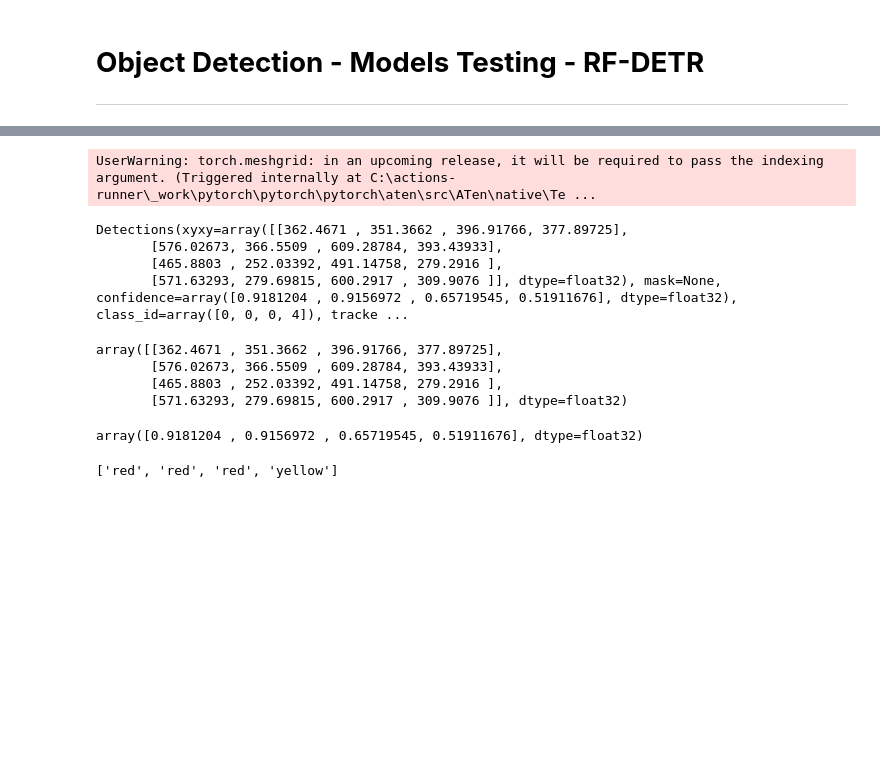
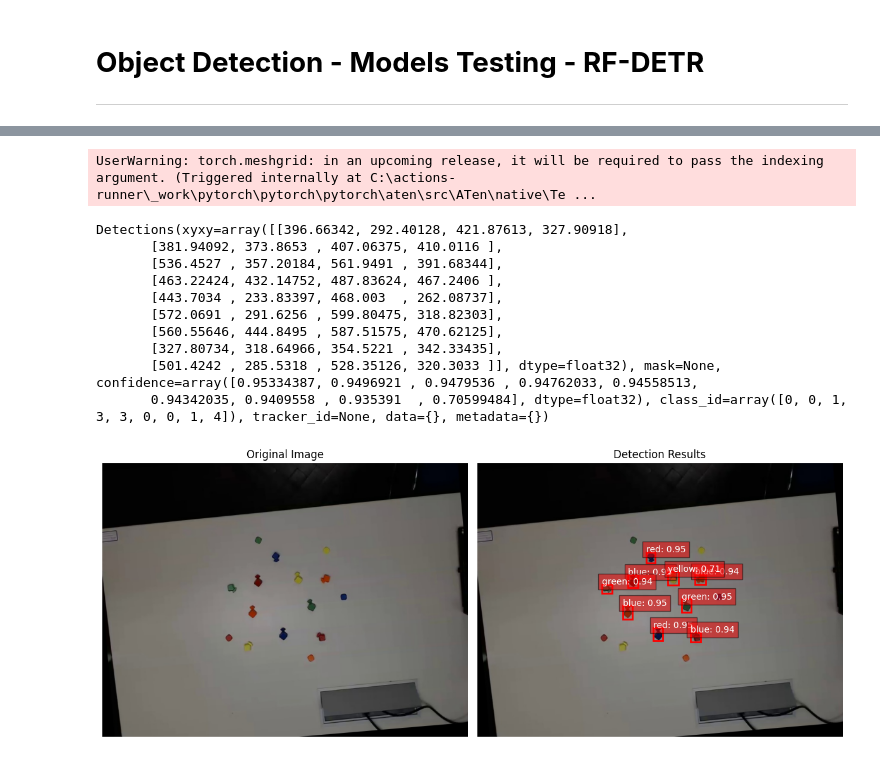
Before and after one commit to SmartWorkMCD/Object_Detection, a Jupyter notebook: models/notebooks/rfdetr_testing.ipynb, the cells around one changed output, grey strips where cells are left out. Drawn from its saved outputs; the diff is of its cells as text; code cells hidden in the pictures; blank space fills up the shorter version.

Commit message:
train models (rfdetr needs attention)

```diff
--- a/models/notebooks/rfdetr_testing.ipynb
+++ b/models/notebooks/rfdetr_testing.ipynb
@@ -51,3 +12,3 @@ class ModelConfig(BaseModel):
 # %%
-model = torch.load("../model_2_2.pth", map_location=torch.device('cpu'), weights_only=False)
-model.model.device = torch.device('cpu')
+rfdetr = torch.load("../rfdetr.pth", map_location=torch.device('cpu'), weights_only=False)
+rfdetr.model.device = torch.device('cpu')
@@ -212,28 +15,52 @@ plt.show()
 # %%
-test_image_path = "../../data/test_image.jpg"
+test_image_path = "../../data/split_data/images/test/frame_0_aug_0.jpg"
 frame = cv2.imread(test_image_path)
 test_image = Image.fromarray(frame)
-test_result = model.predict(test_image, threshold=0.5)
+test_result = rfdetr.predict(test_image, threshold=0.5)
 test_result
 # %% [output]
 UserWarning: torch.meshgrid: in an upcoming release, it will be required to pass the indexing argument. (Triggered internally at C:\actions-runner\_work\pytorch\pytorch\pytorch\aten\src\ATen\native\Te ...
-Detections(xyxy=array([[362.4671 , 351.3662 , 396.91766, 377.89725],
-       [576.02673, 366.5509 , 609.28784, 393.43933],
-       [465.8803 , 252.03392, 491.14758, 279.2916 ],
-       [571.63293, 279.69815, 600.2917 , 309.9076 ]], dtype=float32), mask=None, confidence=array([0.9181204 , 0.9156972 , 0.65719545, 0.51911676], dtype=float32), class_id=array([0, 0, 0, 4]), tracke ...
+Detections(xyxy=array([[396.66342, 292.40128, 421.87613, 327.90918],
+       [381.94092, 373.8653 , 407.06375, 410.0116 ],
+       [536.4527 , 357.20184, 561.9491 , 391.68344],
+       [463.22424, 432.14752, 487.83624, 467.2406 ],
+       [443.7034 , 233.83397, 468.003  , 262.08737],
+       [572.0691 , 291.6256 , 599.80475, 318.82303],
+       [560.55646, 444.8495 , 587.51575, 470.62125],
+       [327.80734, 318.64966, 354.5221 , 342.33435],
+       [501.4242 , 285.5318 , 528.35126, 320.3033 ]], dtype=float32), mask=None, confidence=array([0.95334387, 0.9496921 , 0.9479536 , 0.94762033, 0.94558513,
+       0.94342035, 0.9409558 , 0.935391  , 0.70599484], dtype=float32), class_id=array([0, 0, 1, 3, 3, 0, 0, 1, 4]), tracker_id=None, data={}, metadata={})
-# %%
-test_result.xyxy
-# %% [output]
-array([[362.4671 , 351.3662 , 396.91766, 377.89725],
-       [576.02673, 366.5509 , 609.28784, 393.43933],
-       [465.8803 , 252.03392, 491.14758, 279.2916 ],
-       [571.63293, 279.69815, 600.2917 , 309.9076 ]], dtype=float32)
-# %%
-test_result.confidence
-# %% [output]
-array([0.9181204 , 0.9156972 , 0.65719545, 0.51911676], dtype=float32)
-# %%
-classes = test_result.class_id
-[["red", "green", "orange", "blue", "yellow"][i] for i in classes]
-# %% [output]
-['red', 'red', 'red', 'yellow']
+# %%
+img = mpimg.imread(test_image_path)
+
+fig, axs = plt.subplots(1, 2, figsize=(12, 6))
+
+# Show original image
+axs[0].imshow(img)
+axs[0].set_title("Original Image")
+axs[0].axis("off")
+
+# Show image with detection results
+axs[1].imshow(img)
+for box, cls, conf in zip(
+    test_result.xyxy,
+    test_result.class_id,
+    test_result.confidence,
+):
+    x1, y1, x2, y2 = box
+    axs[1].add_patch(
+        plt.Rectangle(
+            (x1, y1), x2 - x1, y2 - y1, fill=False, edgecolor="red", linewidth=2
+        )
+    )
+    label = f"{['blue', 'green', 'orange', 'red', 'yellow'][int(cls)]}: {conf:.2f}"
+    axs[1].text(
+        x1, y1, label, color="white", fontsize=10, bbox=dict(facecolor="red", alpha=0.5)
+    )
+axs[1].set_title("Detection Results")
+axs[1].axis("off")
+
+plt.tight_layout()
+plt.show()
+# %% [output]
+[figure, added]
```
Also changed, not shown: parts of 14 cells of this notebook, 39 other files.
